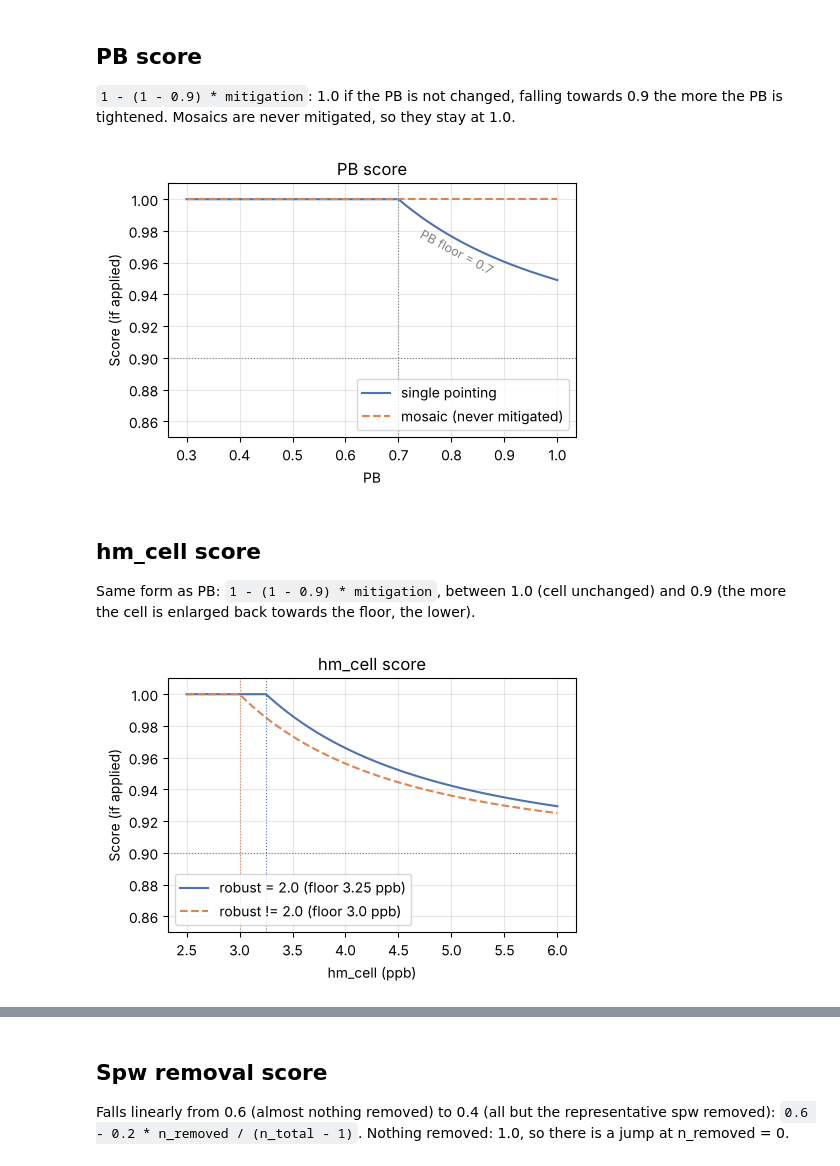
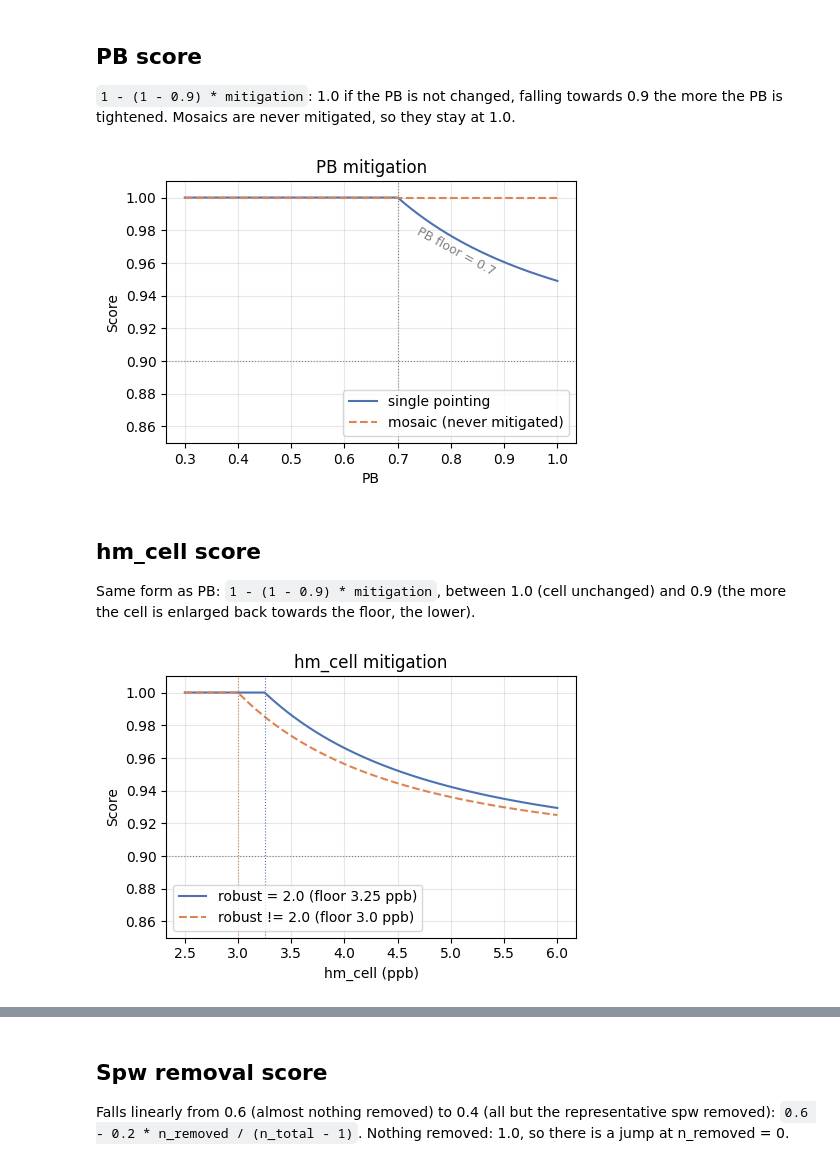
Before and after one commit to lukas-neumann-astro/alma_pipeline_smart_mitigation, a Jupyter notebook: diagnostic_plots_mitigation_scores.ipynb, the cells around one changed output, grey strips where cells are left out. Cells and saved outputs as stored; diff of their text form; code cells hidden in the pictures.

```diff
--- a/diagnostic_plots_mitigation_scores.ipynb
+++ b/diagnostic_plots_mitigation_scores.ipynb
@@ -99,18 +99,18 @@ ax.plot(pb_values, score_mosaic, label="mosaic (never mitigated)", color="#DD845
 ax.axvline(PB_FLOOR, color="gray", linewidth=0.8, linestyle=":")
 ax.axhline(SCORE_MIN_PB_CELL, color="gray", linewidth=0.8, linestyle=":")
 ax.set_xlabel("PB")
-ax.set_ylabel("Score (if applied)")
-ax.set_title("PB score")
+ax.set_ylabel("Score")
+ax.set_title("PB mitigation")
 ax.set_ylim(0.85, 1.01)
 ax.legend(loc="lower right")
 ax.grid(alpha=0.3)
 fig.tight_layout()
 label_along_curve(ax, pb_values, score_single_pointing, PB_FLOOR + 0.12,
                   f"PB floor = {PB_FLOOR}", color="gray", side=-1)
-fig.savefig(PLOT_DIR / "pb_score.png", dpi=150)
+fig.savefig(PLOT_DIR / "pb_mitigation_scores.png", dpi=150)
 plt.show()
 # %% [output]
-[figure, old version]
+[figure, new version]
 # %% [markdown]
 ## hm_cell score
 
@@ -118,25 +118,25 @@ Same form as PB: `1 - (1 - 0.9) * mitigation`, between 1.0 (cell unchanged) and
 # %%
 CELL_FLOOR_ROBUST_2 = 3.25
 CELL_FLOOR_DEFAULT = 3.0
 
 ppb_values = np.linspace(2.5, 6.0, 300)
 score_robust2 = [score_cell(mitigation_cell(ppb, robust=2.0)) for ppb in ppb_values]
 score_default = [score_cell(mitigation_cell(ppb, robust=None)) for ppb in ppb_values]
 
 fig, ax = plt.subplots(figsize=(5, 5/1.4))
 ax.plot(ppb_values, score_robust2, label="robust = 2.0 (floor 3.25 ppb)", color="#4C72B0")
 ax.plot(ppb_values, score_default, label="robust != 2.0 (floor 3.0 ppb)", color="#DD8452", linestyle="--")
 ax.axvline(CELL_FLOOR_ROBUST_2, color="#4C72B0", linewidth=0.8, linestyle=":")
 ax.axvline(CELL_FLOOR_DEFAULT, color="#DD8452", linewidth=0.8, linestyle=":")
 ax.axhline(SCORE_MIN_PB_CELL, color="gray", linewidth=0.8, linestyle=":")
 ax.set_xlabel("hm_cell (ppb)")
-ax.set_ylabel("Score (if applied)")
-ax.set_title("hm_cell score")
+ax.set_ylabel("Score")
+ax.set_title("hm_cell mitigation")
 ax.set_ylim(0.85, 1.01)
 ax.legend(loc="lower left")
 ax.grid(alpha=0.3)
 fig.tight_layout()
-fig.savefig(PLOT_DIR / "hm_cell_score.png", dpi=150)
+fig.savefig(PLOT_DIR / "hm_cell_mitigation_scores.png", dpi=150)
 plt.show()
 # %% [output]
-[figure, old version]
+[figure, new version]
```
Also changed, not shown: parts of 8 cells of this notebook, 2 other files.
